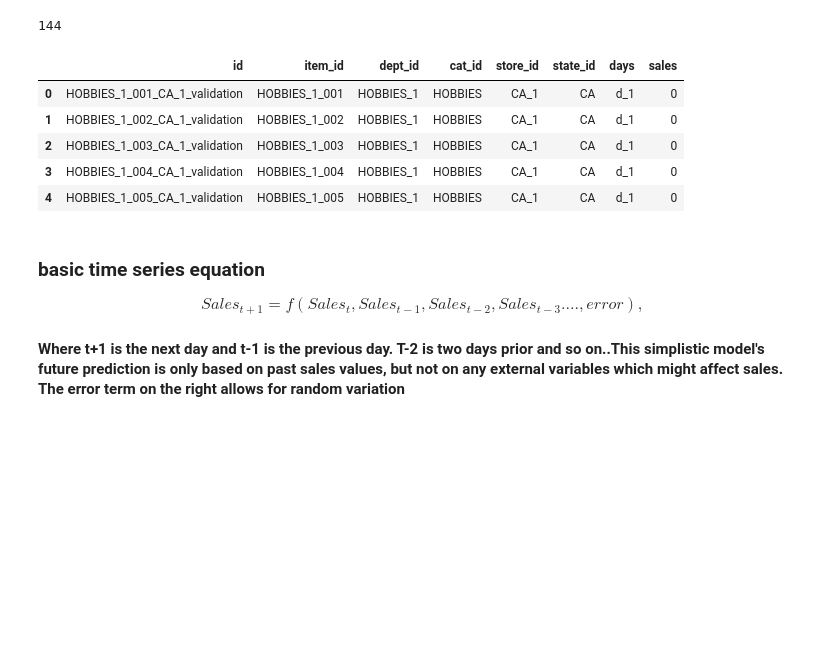
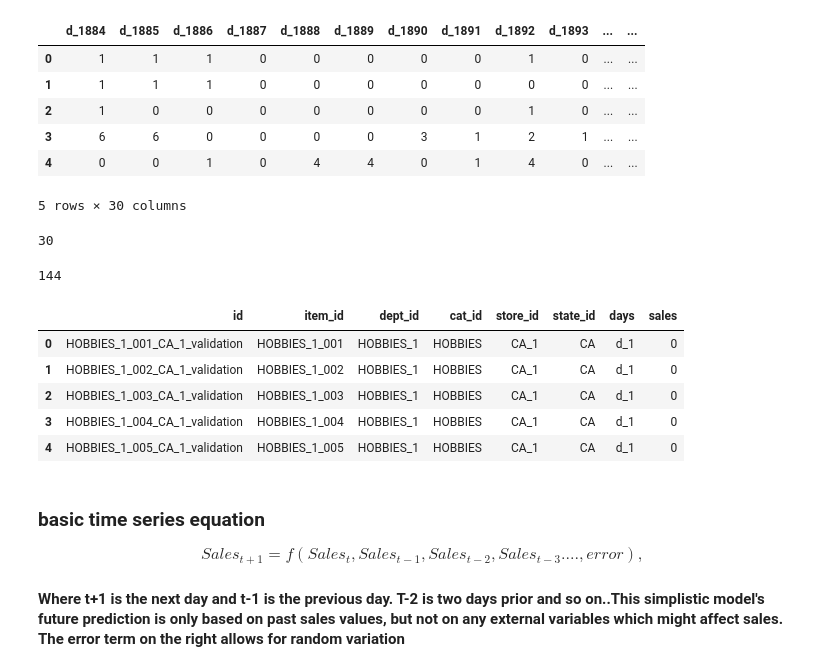
Before and after one commit to Mtaylert/Forecasting, a Jupyter notebook: code/Forecasting.ipynb, the cells around one changed output. Drawn from its saved outputs; the diff is of its cells as text; code cells hidden in the pictures; blank space fills up the shorter version.

```diff
--- a/code/Forecasting.ipynb
+++ b/code/Forecasting.ipynb
@@ -12,3 +12,6 @@ path = '/Users/sheenmccullough/Documents/Kaggle/M5Forecasting/'
 calendar = pd.read_csv(path+'calendar.csv')
 trainData = pd.read_csv(path+'sales_train_validation.csv')
 sellprices = pd.read_csv(path+'sell_prices.csv')
+# %%
+d_cols = [c for c in trainData.columns if 'd_' in c]
+d_cols
@@ -15,3 +36,21 @@ sellprices = pd.read_csv(path+'sell_prices.csv')
+# %%
+ids = sorted(list(set(trainData['id'])))
+
+x_1 = trainData.loc[trainData['id'] == ids[2]].set_index('id')[d_cols].values[0]
+val_dataset = trainData[d_cols[-30:]]
+val_dataset.head()
+# %% [output]
+|  | d_1884 | d_1885 | d_1886 | d_1887 | d_1888 | d_1889 | d_1890 | d_1891 | d_1892 | d_1893 | ... | ... |
+| 0 | 1 | 1 | 1 | 0 | 0 | 0 | 0 | 0 | 1 | 0 | ... | ... |
+| 1 | 1 | 1 | 1 | 0 | 0 | 0 | 0 | 0 | 0 | 0 | ... | ... |
+| 2 | 1 | 0 | 0 | 0 | 0 | 0 | 0 | 0 | 1 | 0 | ... | ... |
+| 3 | 6 | 6 | 0 | 0 | 0 | 0 | 3 | 1 | 2 | 1 | ... | ... |
+| 4 | 0 | 0 | 1 | 0 | 4 | 4 | 0 | 1 | 4 | 0 | ... | ... |
+5 rows × 30 columns
+# %%
+len(val_dataset.columns)
+# %% [output]
+30
 # %%
 def Convert_to_transaction(df):
 
```
Also changed, not shown: parts of 25 cells of this notebook.
